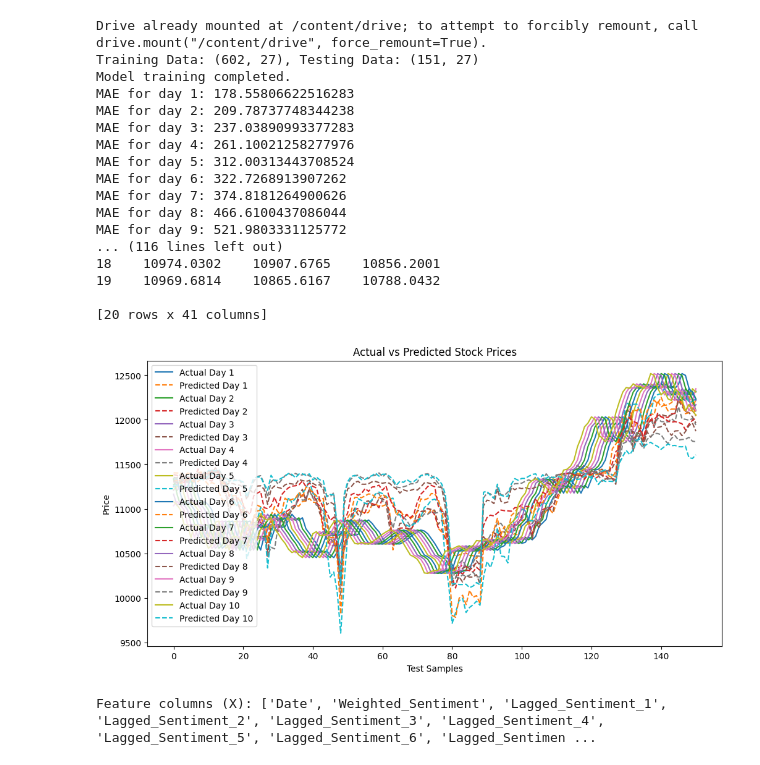
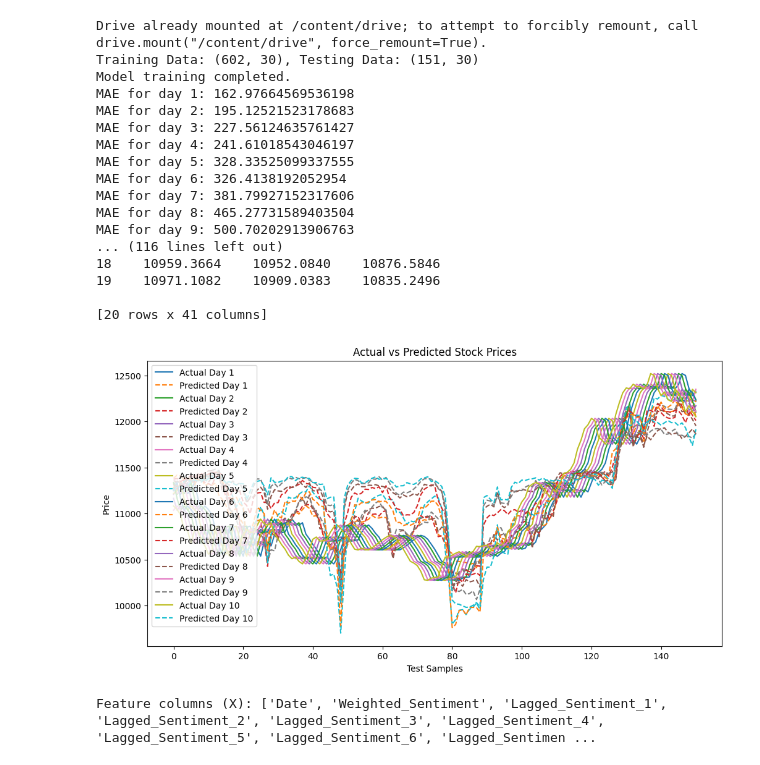
Before and after one commit to DenuraTHEbest/InvestHere, a Jupyter notebook: aspiFinal2.ipynb, the cells around one changed output. Cells and saved outputs as stored; diff of their text form; code cells hidden in the pictures.

```diff
--- a/aspiFinal2.ipynb
+++ b/aspiFinal2.ipynb
@@ -8,6 +27,8 @@ from sklearn.multioutput import MultiOutputRegressor
 from sklearn.metrics import mean_absolute_error, r2_score
 import numpy as np
 import matplotlib.pyplot as plt
+
+from ta.momentum import RSIIndicator
 
 # Mount Google Drive
 drive.mount('/content/drive')
@@ -45,6 +66,15 @@ merged_data = pd.merge(aspi_data[['Date', 'Price']], sentiment_data[['Date', 'We
 # Create lagged price features (10, 20, 30 days)
 for lag in [1, 2, 3, 4, 5, 6, 7, 8, 9, 10, 12, 15, 18, 20, 25, 30]:
     merged_data[f'Price_Lag{lag}'] = merged_data['Price'].shift(lag)
+
+# Calculate EMAs with different spans
+merged_data['EMA_7'] = merged_data['Price'].ewm(span=7, adjust=False).mean()
+merged_data['EMA_14'] = merged_data['Price'].ewm(span=14, adjust=False).mean()
+merged_data['EMA_30'] = merged_data['Price'].ewm(span=30, adjust=False).mean()
+
+# Calculate RSI with a 14-day window
+#rsi = RSIIndicator(merged_data['Price'], window=14)
+#merged_data['RSI_14'] = rsi.rsi()
 
 # Drop rows with NaN values (from shifting and moving averages)
 merged_data = merged_data.dropna()
@@ -104,44 +134,47 @@ actual_values = y_test.reset_index(drop=True)
 
 # Extract the Date column from the merged_data DataFrame
 dates = merged_data['Date'].iloc[split_index:].reset_index(drop=True)
 
 # Merge the predicted and actual values with the Date column
 comparison_df = pd.concat([dates, actual_values, predicted_values], axis=1)
 
 # Display the first few rows for comparison
 print(comparison_df.head(20))
 
 # Optional: Plot Actual vs Predicted for the first 10 days of predictions
 plt.figure(figsize=(12, 6))
 for i in range(1, 11):
     plt.plot(comparison_df[f'Target_{i}'], label=f'Actual Day {i}')
     plt.plot(comparison_df[f'Predicted_{i}'], label=f'Predicted Day {i}', linestyle='--')
 
 plt.title('Actual vs Predicted Stock Prices')
 plt.xlabel('Test Samples')
 plt.ylabel('Price')
 plt.legend(loc='upper left')
 plt.show()
 
 # Print the feature columns (X)
 print("Feature columns (X):", X.columns.tolist())
+
+
+#another model needs to be creating without RSI for better long term prediction. 5+ days. The RSI is commented out for the moment
 # %% [output]
 Drive already mounted at /content/drive; to attempt to forcibly remount, call drive.mount("/content/drive", force_remount=True).
-Training Data: (602, 27), Testing Data: (151, 27)
+Training Data: (602, 30), Testing Data: (151, 30)
 Model training completed.
-MAE for day 1: 178.55806622516283
-MAE for day 2: 209.78737748344238
-MAE for day 3: 237.03890993377283
-MAE for day 4: 261.10021258277976
-MAE for day 5: 312.00313443708524
-MAE for day 6: 322.7268913907262
-MAE for day 7: 374.8181264900626
-MAE for day 8: 466.6100437086044
-MAE for day 9: 521.9803331125772
+MAE for day 1: 162.97664569536198
+MAE for day 2: 195.12521523178683
+MAE for day 3: 227.56124635761427
+MAE for day 4: 241.61018543046197
+MAE for day 5: 328.33525099337555
+MAE for day 6: 326.4138192052954
+MAE for day 7: 381.79927152317606
+MAE for day 8: 465.27731589403504
+MAE for day 9: 500.70202913906763
 ... (116 lines left out)
-18    10974.0302    10907.6765    10856.2001
-19    10969.6814    10865.6167    10788.0432
+18    10959.3664    10952.0840    10876.5846
+19    10971.1082    10909.0383    10835.2496
 
 [20 rows x 41 columns]
-[figure, old version]
+[figure, new version]
 Feature columns (X): ['Date', 'Weighted_Sentiment', 'Lagged_Sentiment_1', 'Lagged_Sentiment_2', 'Lagged_Sentiment_3', 'Lagged_Sentiment_4', 'Lagged_Sentiment_5', 'Lagged_Sentiment_6', 'Lagged_Sentimen ...
```
Also changed, not shown: parts of 1 cell of this notebook.
